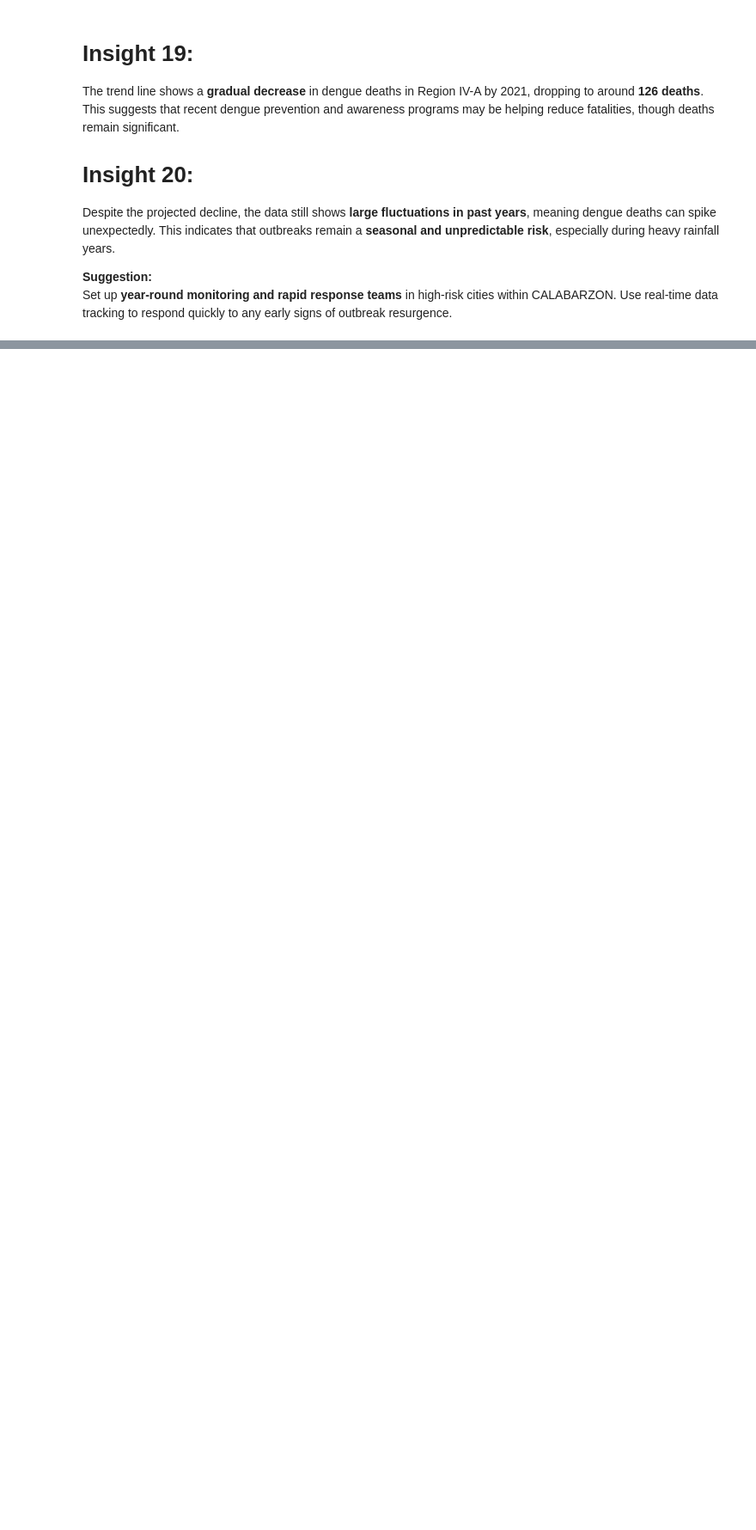
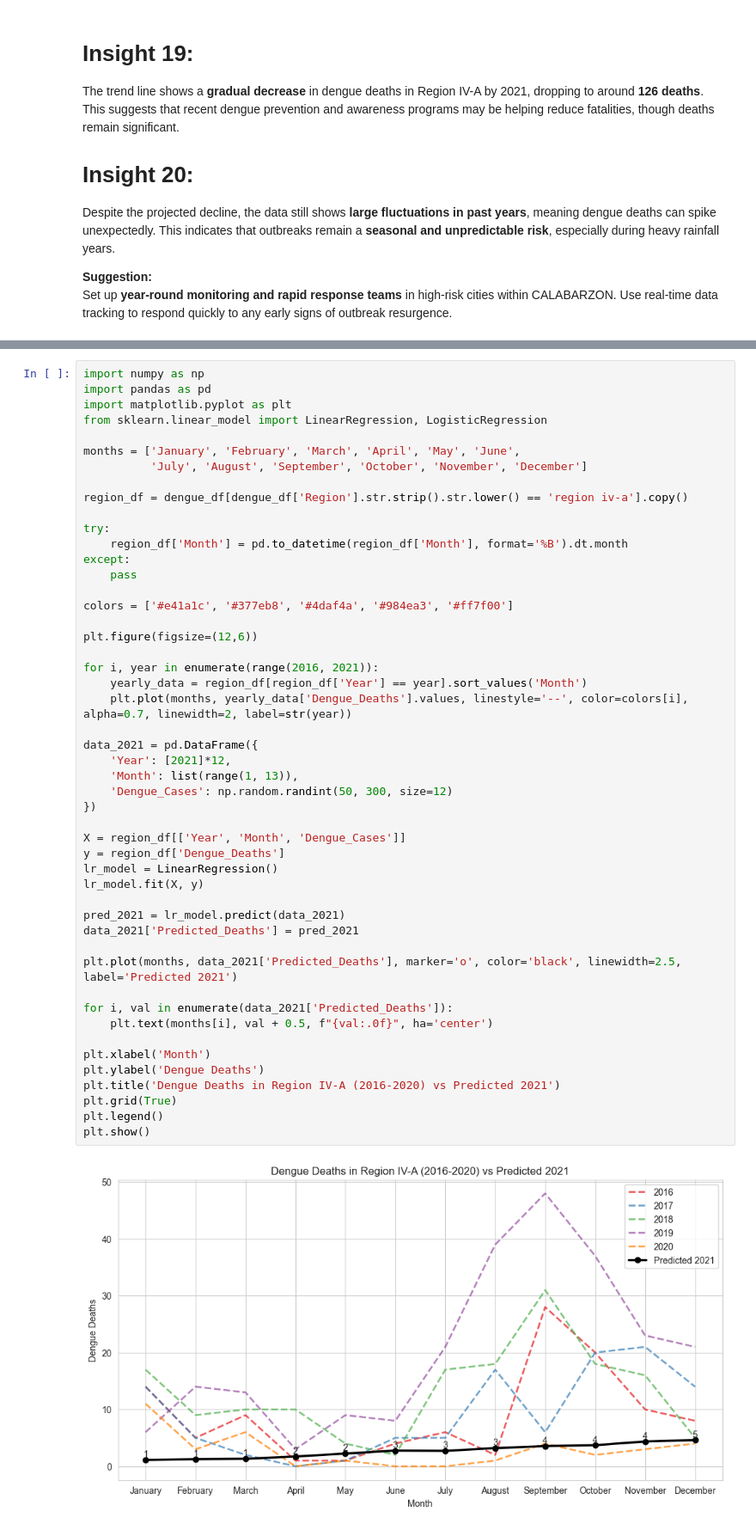
Before and after one commit to raiahyxs/Data-Analytics, a Jupyter notebook: ITELEC03/FINALS-ACTIVITIES/PROJECT3_PH_DENGUE_ANALYSIS.ipynb, the cells around one changed output, grey strips where cells are left out. Shown at 86% size. Saved outputs shown, nothing was run; the diff lists cells and outputs as text; blank space fills up the shorter version.

```diff
--- a/ITELEC03/FINALS-ACTIVITIES/PROJECT3_PH_DENGUE_ANALYSIS.ipynb
+++ b/ITELEC03/FINALS-ACTIVITIES/PROJECT3_PH_DENGUE_ANALYSIS.ipynb
@@ -635,0 +716,51 @@ Set up **year-round monitoring and rapid response teams** in high-risk cities wi
+# %%
+import numpy as np
+import pandas as pd
+import matplotlib.pyplot as plt
+from sklearn.linear_model import LinearRegression, LogisticRegression
+
+months = ['January', 'February', 'March', 'April', 'May', 'June',
+          'July', 'August', 'September', 'October', 'November', 'December']
+
+region_df = dengue_df[dengue_df['Region'].str.strip().str.lower() == 'region iv-a'].copy()
+
+try:
+    region_df['Month'] = pd.to_datetime(region_df['Month'], format='%B').dt.month
+except:
+    pass
+
+colors = ['#e41a1c', '#377eb8', '#4daf4a', '#984ea3', '#ff7f00']
+
+plt.figure(figsize=(12,6))
+
+for i, year in enumerate(range(2016, 2021)):
+    yearly_data = region_df[region_df['Year'] == year].sort_values('Month')
+    plt.plot(months, yearly_data['Dengue_Deaths'].values, linestyle='--', color=colors[i], alpha=0.7, linewidth=2, label=str(year))
+
+data_2021 = pd.DataFrame({
+    'Year': [2021]*12,
+    'Month': list(range(1, 13)),
+    'Dengue_Cases': np.random.randint(50, 300, size=12)
+})
+
+X = region_df[['Year', 'Month', 'Dengue_Cases']]
+y = region_df['Dengue_Deaths']
+lr_model = LinearRegression()
+lr_model.fit(X, y)
+
+pred_2021 = lr_model.predict(data_2021)
+data_2021['Predicted_Deaths'] = pred_2021
+
+plt.plot(months, data_2021['Predicted_Deaths'], marker='o', color='black', linewidth=2.5, label='Predicted 2021')
+
+for i, val in enumerate(data_2021['Predicted_Deaths']):
+    plt.text(months[i], val + 0.5, f"{val:.0f}", ha='center')
+
+plt.xlabel('Month')
+plt.ylabel('Dengue Deaths')
+plt.title('Dengue Deaths in Region IV-A (2016-2020) vs Predicted 2021')
+plt.grid(True)
+plt.legend()
+plt.show()
+# %% [output]
+[figure, added]
```
Also changed, not shown: parts of 14 cells of this notebook.
